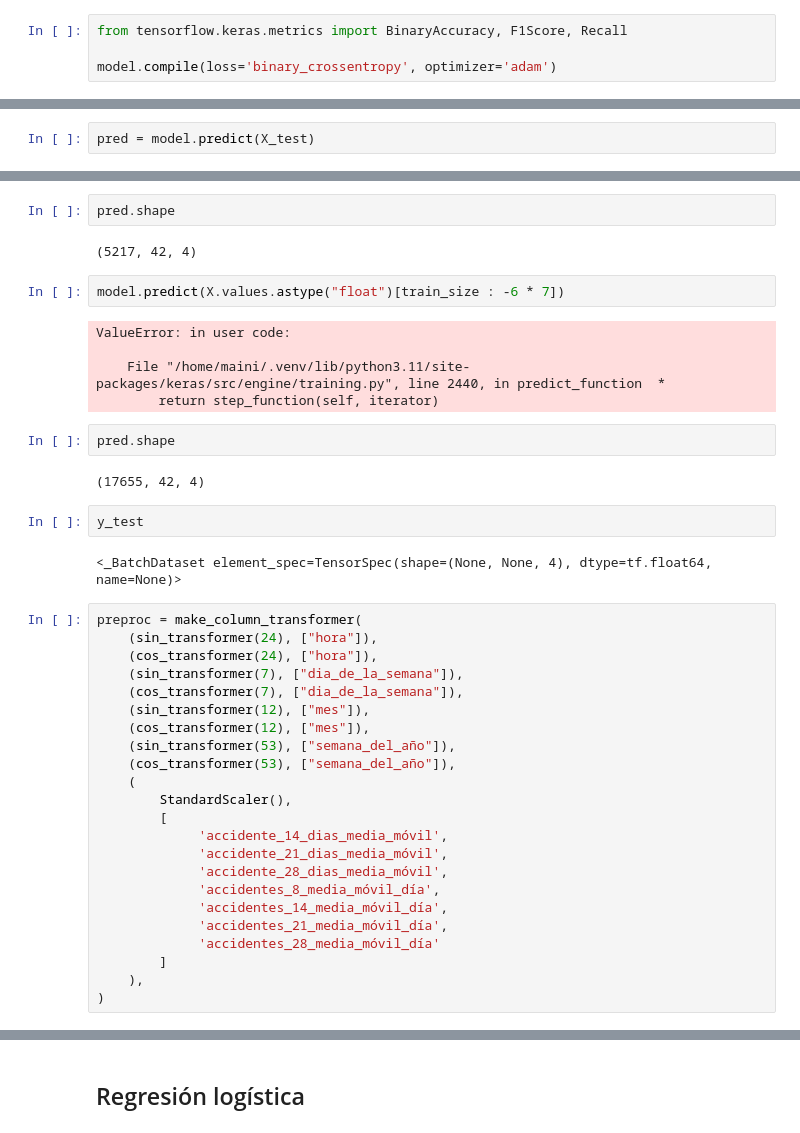
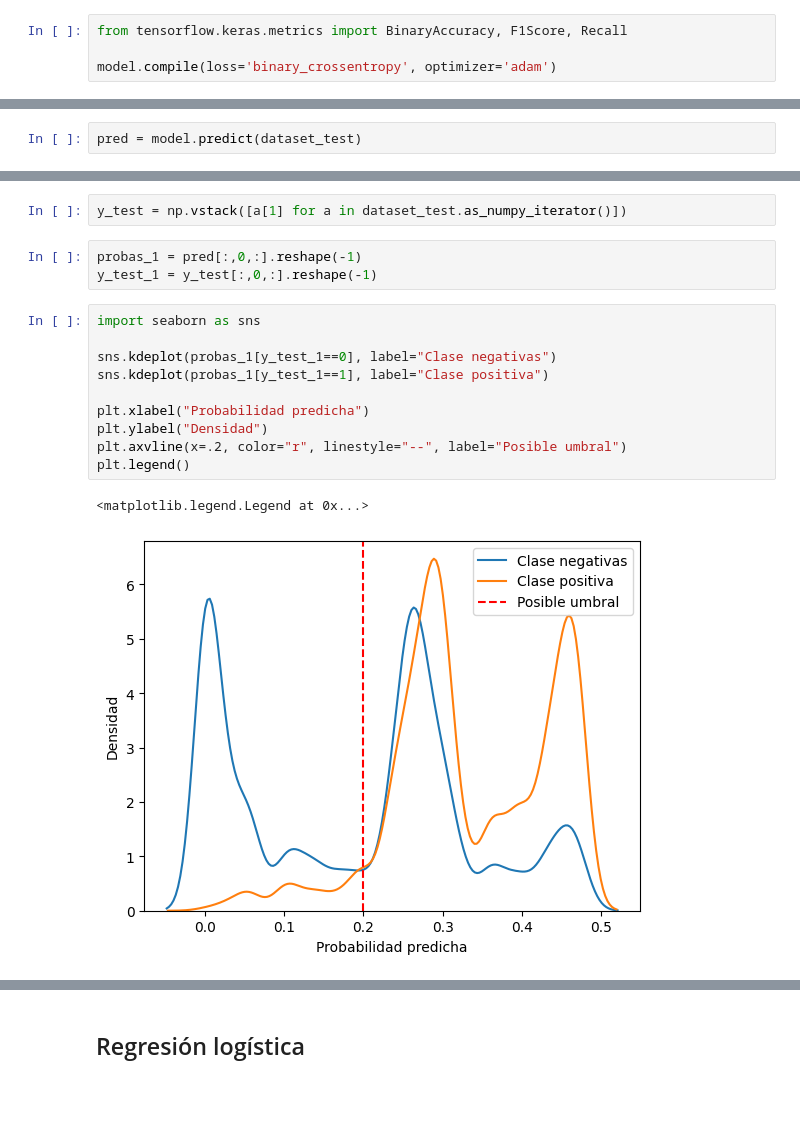
Before and after one commit to kevininhe/cca_proyecto, a Jupyter notebook: Entrega3/Entrega3 - Prueba con LSTM.ipynb, the cells around one changed output, grey strips where cells are left out. Drawn from its saved outputs; the diff is of its cells as text; blank space fills up the shorter version.

```diff
--- a/Entrega3/Entrega3-Copy1.ipynb
+++ b/Entrega3/Entrega3 - Prueba con LSTM.ipynb
@@ -304,3 +343,3 @@ pd.DataFrame(model.history.history).plot()
 # %%
-pred = model.predict(X_test)
+pred = model.predict(dataset_test)
 # %% [output]
@@ -308,42 +347,18 @@ pred = model.predict(X_test)
-# %%
-pred.shape
-# %% [output]
-(5217, 42, 4)
-# %%
-model.predict(X.values.astype("float")[train_size : -6 * 7])
-# %% [output]
-ValueError: in user code:
-
-    File "/home/maini/.venv/lib/python3.11/site-packages/keras/src/engine/training.py", line 2440, in predict_function  *
-        return step_function(self, iterator)
-# %%
-pred.shape
-# %% [output]
-(17655, 42, 4)
-# %%
-y_test
-# %% [output]
-<_BatchDataset element_spec=TensorSpec(shape=(None, None, 4), dtype=tf.float64, name=None)>
-# %%
-preproc = make_column_transformer(
-    (sin_transformer(24), ["hora"]),
-    (cos_transformer(24), ["hora"]),
-    (sin_transformer(7), ["dia_de_la_semana"]),
-    (cos_transformer(7), ["dia_de_la_semana"]),
-    (sin_transformer(12), ["mes"]),
-    (cos_transformer(12), ["mes"]),
-    (sin_transformer(53), ["semana_del_año"]),
-    (cos_transformer(53), ["semana_del_año"]),
-    (
-        StandardScaler(),
-        [
-             'accidente_14_dias_media_móvil',
-             'accidente_21_dias_media_móvil',
-             'accidente_28_dias_media_móvil',
-             'accidentes_8_media_móvil_día',
-             'accidentes_14_media_móvil_día',
-             'accidentes_21_media_móvil_día',
-             'accidentes_28_media_móvil_día'
-        ]
-    ),
-)
+# %%
+y_test = np.vstack([a[1] for a in dataset_test.as_numpy_iterator()])
+# %%
+probas_1 = pred[:,0,:].reshape(-1)
+y_test_1 = y_test[:,0,:].reshape(-1)
+# %%
+import seaborn as sns
+
+sns.kdeplot(probas_1[y_test_1==0], label="Clase negativas")
+sns.kdeplot(probas_1[y_test_1==1], label="Clase positiva")
+
+plt.xlabel("Probabilidad predicha")
+plt.ylabel("Densidad")
+plt.axvline(x=.2, color="r", linestyle="--", label="Posible umbral")
+plt.legend()
+# %% [output]
+<matplotlib.legend.Legend at 0x...>
+[figure, added]
```
Also changed, not shown: parts of 13 cells of this notebook, 13 other files.
